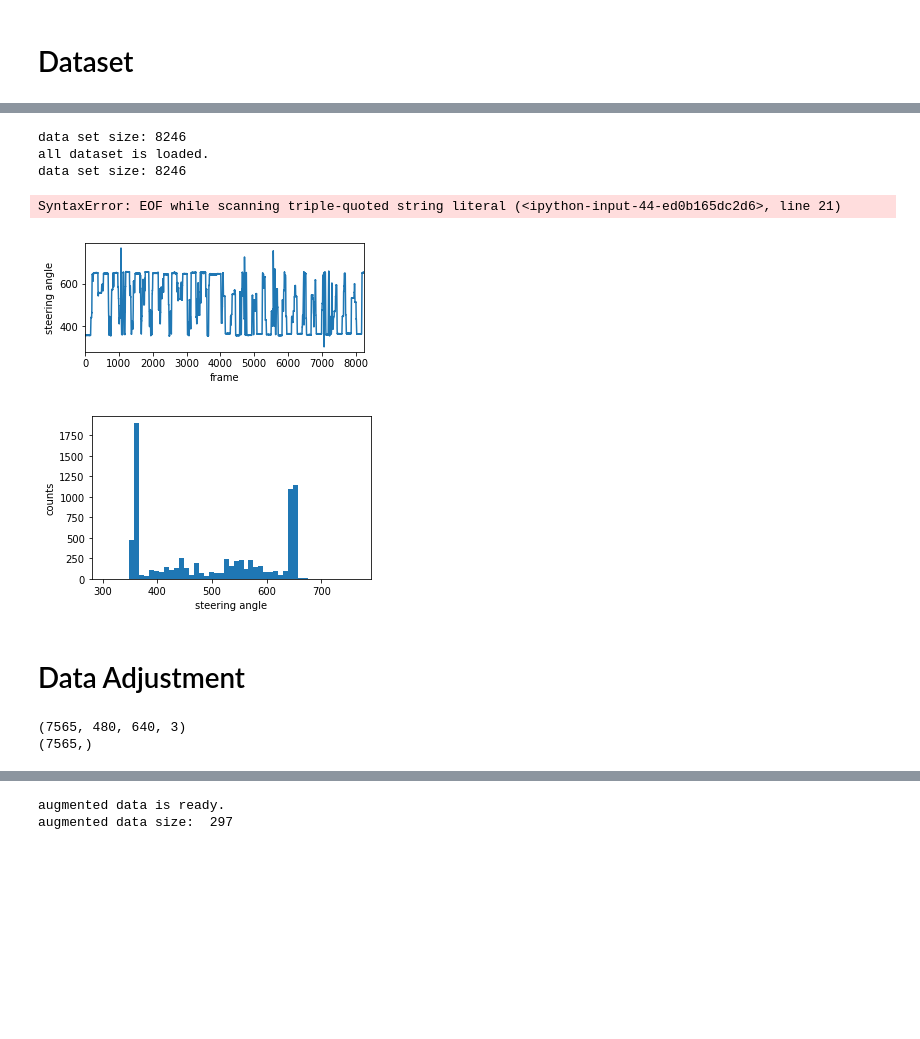
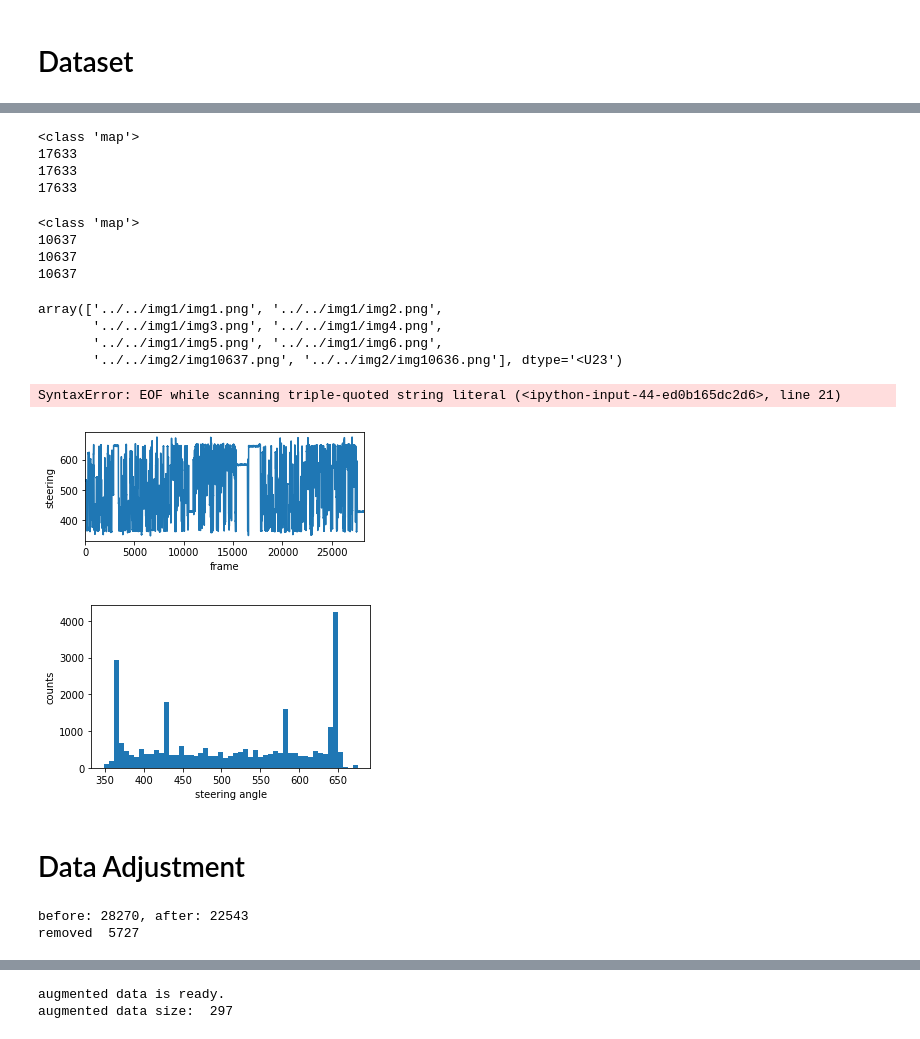
Before and after one commit to mgei/sdcar, a Jupyter notebook: computer/Behavioral_Cloning.ipynb, the cells around one changed output, grey strips where cells are left out. Drawn from its saved outputs; the diff is of its cells as text; code cells hidden in the pictures; blank space fills up the shorter version.

Commit message:
fixed data paths for training

```diff
--- a/computer/Behavioral_Cloning.ipynb
+++ b/computer/Behavioral_Cloning.ipynb
@@ -73,11 +75,11 @@ def get_dataset(use_original = True):
 
     return images, steerings, throtles
 # %%
-images, steerings, throtles = get_dataset(use_original=True)
+# does not work because too many images to load into RAM
 
-print('all dataset is loaded.')
-print('data set size: %d' %(len(steerings)))
+# images, steerings, throtles = get_dataset(use_original=False,
+#                                           csv_filepath = '../../log1.csv',
+#                                           img_filepath = '../../img1/')
+
+# print('all dataset is loaded.')
+# print('data set size: %d' %(len(steerings)))
-# %% [output]
-data set size: 8246
-all dataset is loaded.
-data set size: 8246
@@ -84,3 +119,42 @@ data set size: 8246
+# %%
+imgpaths1, steerings1, throtles1 = get_carcontrols(use_original=False,
+                                                   csv_filepath = '../../log1.csv', img_filepath = '../../img1/')
+
+lenghts1 = map(len, [imgpaths1, steerings1, throtles1])
+print(type(lenghts1))
+
+for l in lenghts1:
+    print(l)
+# %% [output]
+<class 'map'>
+17633
+17633
+17633
+# %%
+imgpaths2, steerings2, throtles2 = get_carcontrols(use_original=False,
+                                                   csv_filepath = '../../log2.csv', img_filepath = '../../img2/')
+
+lenghts2 = map(len, [imgpaths2, steerings2, throtles2])
+print(type(lenghts2))
+
+for l in lenghts2:
+    print(l)
+# %% [output]
+<class 'map'>
+10637
+10637
+10637
+# %%
+imgpaths = np.concatenate([imgpaths1, imgpaths2])
+steerings = np.concatenate([steerings1, steerings2])
+throtles = np.concatenate([throtles1, throtles2])
+
+imgpaths[[0,1,2,3,4,5,-1,-2]]
+# %% [output]
+array(['../../img1/img1.png', '../../img1/img2.png',
+       '../../img1/img3.png', '../../img1/img4.png',
+       '../../img1/img5.png', '../../img1/img6.png',
+       '../../img2/img10637.png', '../../img2/img10636.png'], dtype='<U23')
 # %%
 '''
 import random
@@ -109,35 +183,37 @@ SyntaxError: EOF while scanning triple-quoted string literal (<ipython-input-44-
 # %%
 # plot data
 plt.figure(figsize=(5,2))
 plt.plot(steerings)
 plt.xlabel('frame')
-plt.ylabel('steering angle')
+plt.ylabel('steering')
 plt.xlim([0, len(steerings)])
 
 # plot histogram
 plt.figure(figsize=(5,3))
 plt.hist(steerings, bins=51)
 plt.xlabel('steering angle')
 plt.ylabel('counts')
 
 # plot!
 plt.show()
 # %% [output]
-[figure, old version]
+[figure, new version]
-[figure, old version]
+[figure, new version]
 # %% [markdown]
 # Data Adjustment
 # %%
 # Filter the data when moving forward
 import random
-f_images = images[throtles == 1]
+
+# f_images = images[throtles == 1]
 f_steerings = steerings[throtles == 1]
+f_imgpaths = imgpaths[throtles == 1]
 
-print(f_images.shape)
-print(f_steerings.shape)
+print("before: " + str(len(steerings)) + ", after: " + str(len(f_steerings)))
+print("removed ", str(len(steerings) - len(f_steerings)))
 # %% [output]
-(7565, 480, 640, 3)
-(7565,)
+before: 28270, after: 22543
+removed  5727
 # %%
 # normalize the steering input
 
```
Also changed, not shown: parts of 7 cells of this notebook.
